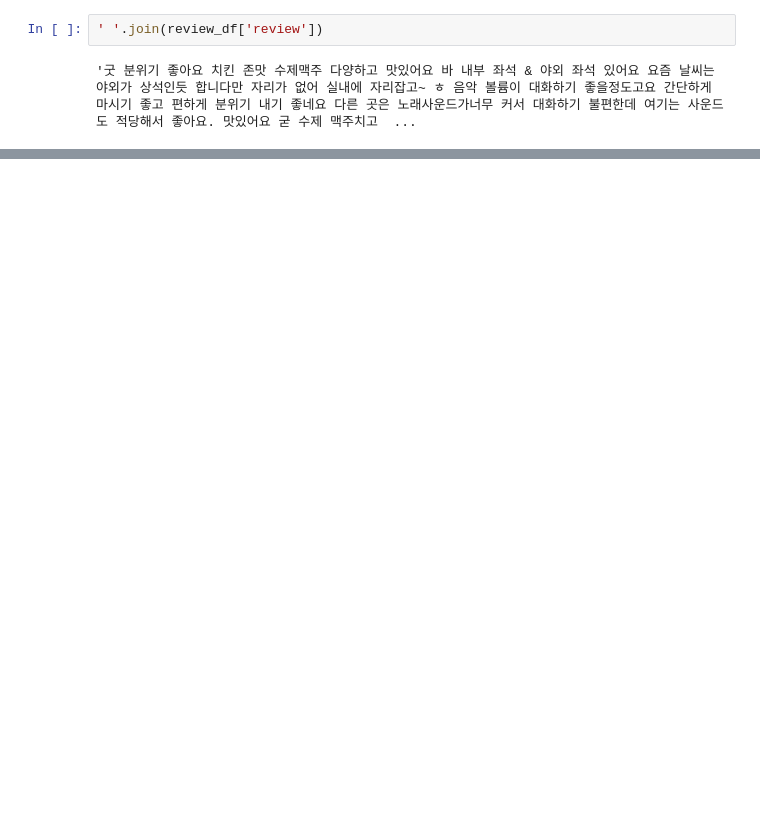
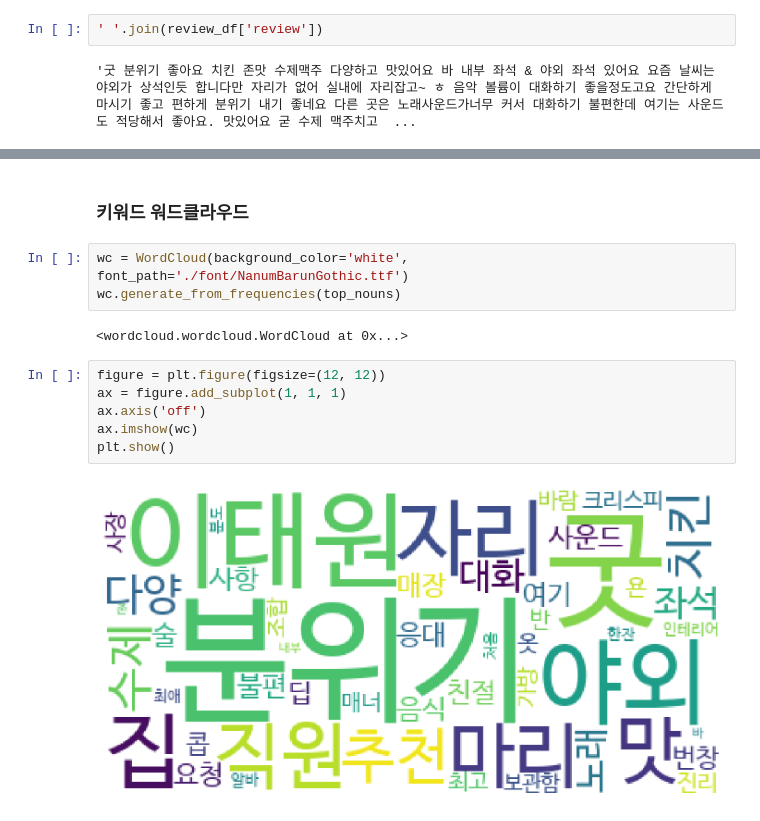
Before and after one commit to spacemaninSeoul/justpractice, a Jupyter notebook: naver_map_store_review_scraping.ipynb, the cells around one changed output, grey strips where cells are left out. Drawn from its saved outputs; the diff is of its cells as text; blank space fills up the shorter version.

```diff
--- a/naver_map_store_review_scraping.ipynb
+++ b/naver_map_store_review_scraping.ipynb
@@ -157,0 +250,15 @@ plt.show()
+# %% [markdown]
+### 키워드 워드클라우드
+# %%
+wc = WordCloud(background_color='white', font_path='./font/NanumBarunGothic.ttf')
+wc.generate_from_frequencies(top_nouns)
+# %% [output]
+<wordcloud.wordcloud.WordCloud at 0x...>
+# %%
+figure = plt.figure(figsize=(12, 12))
+ax = figure.add_subplot(1, 1, 1)
+ax.axis('off')
+ax.imshow(wc)
+plt.show()
+# %% [output]
+[figure, added]
```
Also changed, not shown: parts of 26 cells of this notebook.
